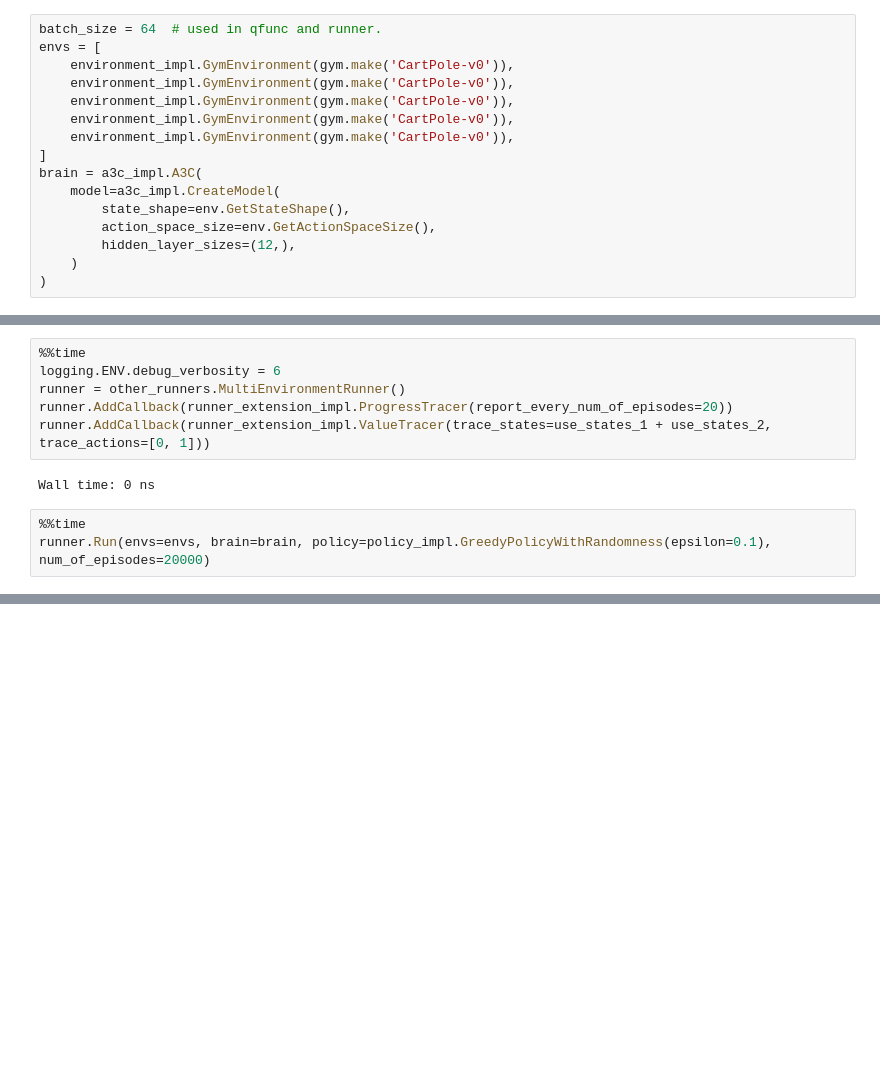
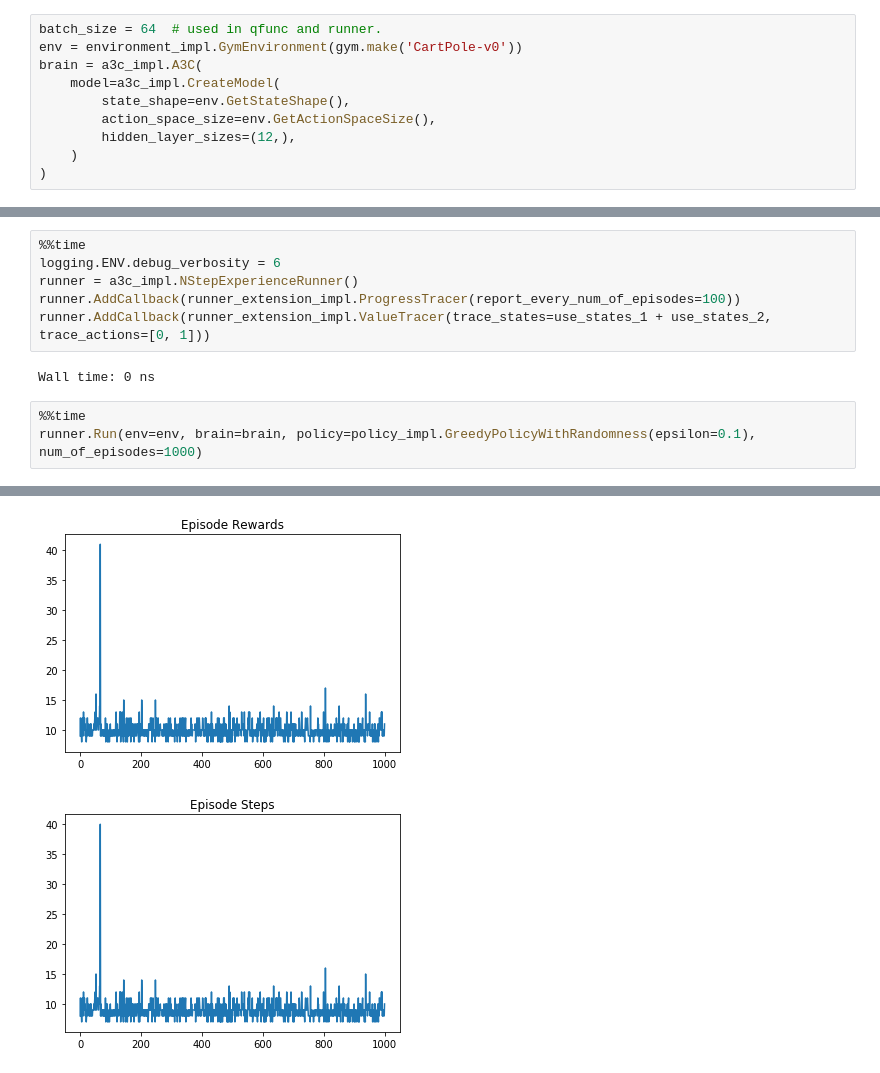
Before and after one commit to ChihChiu29/deep_learning, a Jupyter notebook: notebooks/new_learning/cartpole_v0_a3c_experimental.ipynb, the cells around one changed output, grey strips where cells are left out. Cells and saved outputs as stored; diff of their text form; blank space fills up the shorter version.

```diff
--- a/notebooks/new_learning/cartpole_v0_a3c_experimental.ipynb
+++ b/notebooks/new_learning/cartpole_v0_a3c_experimental.ipynb
@@ -67,13 +64,7 @@ use_states_2 = [
 running_environment.ForceCpuForTheRun()
 # %%
 batch_size = 64  # used in qfunc and runner.
-envs = [
-    environment_impl.GymEnvironment(gym.make('CartPole-v0')),
-    environment_impl.GymEnvironment(gym.make('CartPole-v0')),
-    environment_impl.GymEnvironment(gym.make('CartPole-v0')),
-    environment_impl.GymEnvironment(gym.make('CartPole-v0')),
-    environment_impl.GymEnvironment(gym.make('CartPole-v0')),
-]
+env = environment_impl.GymEnvironment(gym.make('CartPole-v0'))
 brain = a3c_impl.A3C(
     model=a3c_impl.CreateModel(
         state_shape=env.GetStateShape(),
@@ -86,12 +77,12 @@ brain = a3c_impl.A3C(
 # %%
 %%time
 logging.ENV.debug_verbosity = 6
-runner = other_runners.MultiEnvironmentRunner()
-runner.AddCallback(runner_extension_impl.ProgressTracer(report_every_num_of_episodes=20))
+runner = a3c_impl.NStepExperienceRunner()
+runner.AddCallback(runner_extension_impl.ProgressTracer(report_every_num_of_episodes=100))
 runner.AddCallback(runner_extension_impl.ValueTracer(trace_states=use_states_1 + use_states_2, trace_actions=[0, 1]))
 # %% [output]
 Wall time: 0 ns
 # %%
 %%time
-runner.Run(envs=envs, brain=brain, policy=policy_impl.GreedyPolicyWithRandomness(epsilon=0.1), num_of_episodes=20000)
+runner.Run(env=env, brain=brain, policy=policy_impl.GreedyPolicyWithRandomness(epsilon=0.1), num_of_episodes=1000)
 # %% [output]
@@ -114,0 +100,2 @@ runner.Run(envs=envs, brain=brain, policy=policy_impl.GreedyPolicyWithRandomness
+[figure, added]
+[figure, added]
```
Also changed, not shown: parts of 3 cells of this notebook, 5 other files.
